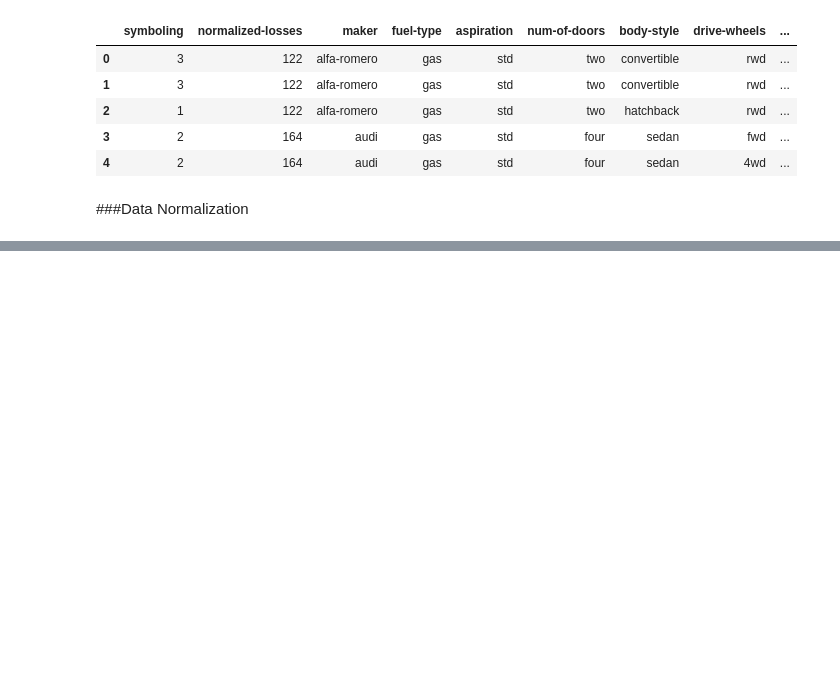
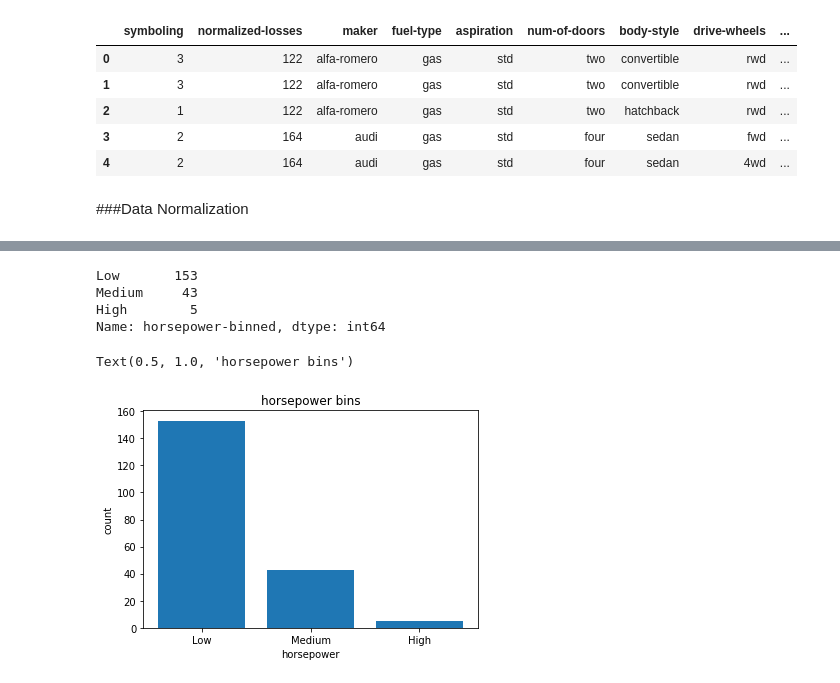
Before and after one commit to Felipe-Bach/Car_Price_Analysis_IBM, a Jupyter notebook: Car_Price_Analysis.ipynb, the cells around one changed output, grey strips where cells are left out. Saved outputs shown, nothing was run; the diff lists cells and outputs as text; code cells hidden in the pictures; blank space fills up the shorter version.

```diff
--- a/Car_Price_Analysis.ipynb
+++ b/Car_Price_Analysis.ipynb
@@ -301,0 +354,3 @@ df.head()
+# %%
+df['horsepower-binned'] = pd.cut(df['horsepower'], bins, labels=bins_names, include_lowest=True )
+df[['horsepower','horsepower-binned']].head()
@@ -301,0 +364,16 @@ df.head()
+# %%
+df["horsepower-binned"].value_counts()
+# %% [output]
+Low       153
+Medium     43
+High        5
+Name: horsepower-binned, dtype: int64
+# %%
+plt.bar(bins_names, df["horsepower-binned"].value_counts())
+
+plt.plt.xlabel("horsepower")
+plt.plt.ylabel("count")
+plt.plt.title("horsepower bins")
+# %% [output]
+Text(0.5, 1.0, 'horsepower bins')
+[figure, added]
```
Also changed, not shown: parts of 30 cells of this notebook.
